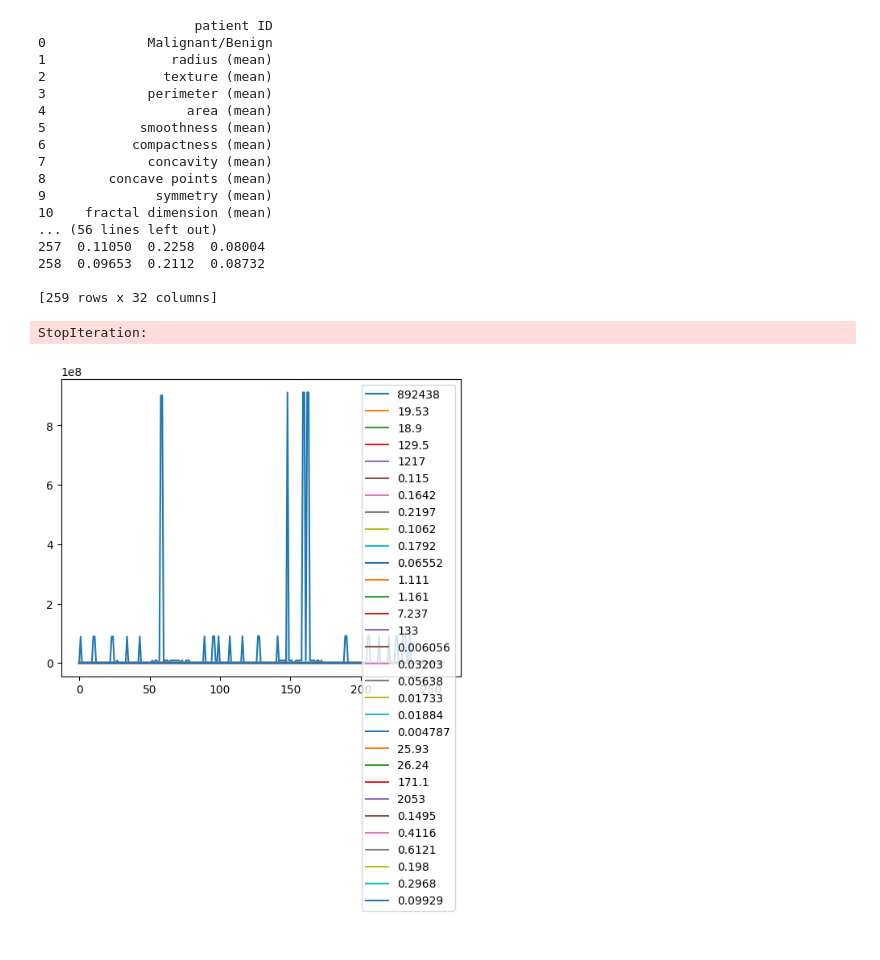
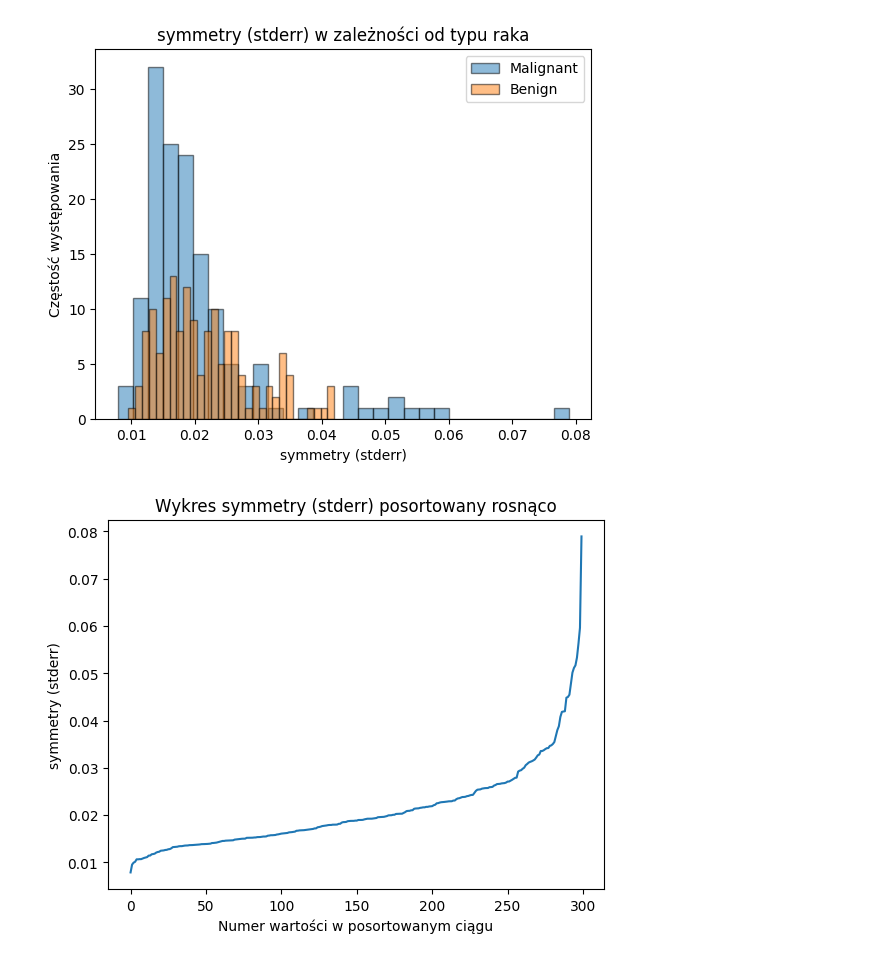
Before and after one commit to FalcO0O/MOWNiT, a Jupyter notebook: Lab_2/main.ipynb, the cells around one changed output. Saved outputs shown, nothing was run; the diff lists cells and outputs as text; code cells hidden in the pictures.

Commit message:
data prep and b) done

```diff
--- a/Lab_2/main.ipynb
+++ b/Lab_2/main.ipynb
@@ -4,24 +0,0 @@ import pandas as pd
-# %%
-breast_train = pd.io.parsers.read_csv("dataset\\breast-cancer-train.dat")
-breast_validate = pd.io.parsers.read_csv("dataset\\breast-cancer-validate.dat")
-breast_labels = pd.io.parsers.read_csv("dataset\\breast-cancer.labels")
-# %% [output]
-                    patient ID
-0             Malignant/Benign
-1                radius (mean)
-2               texture (mean)
-3             perimeter (mean)
-4                  area (mean)
-5            smoothness (mean)
-6           compactness (mean)
-7             concavity (mean)
-8        concave points (mean)
-9              symmetry (mean)
-10    fractal dimension (mean)
-... (56 lines left out)
-257  0.11050  0.2258  0.08004
-258  0.09653  0.2112  0.08732
-
-[259 rows x 32 columns]
-StopIteration:
-[figure, removed]
@@ -27,0 +8,54 @@ StopIteration:
+# %%
+class CancerAnalysis:
+    # zmienne
+    breast_labels : pd.DataFrame
+    breast_train : pd.DataFrame
+    breast_validate : pd.DataFrame
+
+    def read_data(self):
+        self.breast_labels : pd.DataFrame = pd.io.parsers.read_csv("dataset\\breast-cancer.labels", header=None)[0].tolist()
+        self.breast_train : pd.DataFrame = pd.io.parsers.read_csv("dataset\\breast-cancer-train.dat", header=None)
+        self.breast_validate : pd.DataFrame = pd.io.parsers.read_csv("dataset\\breast-cancer-validate.dat", header=None)
+        self.breast_train.columns = self.breast_labels    # adding labels to data
+
+    def _ex_b_hist(self, analyzed_feature : str):
+        # Filtrowanie danych dla obu typów
+        malignant = self.breast_train[self.breast_train["Malignant/Benign"] == "M"][analyzed_feature]
+        benign = self.breast_train[self.breast_train["Malignant/Benign"] == "B"][analyzed_feature]
+        # Rysowanie histogramów
+        plt.hist(malignant, bins=30, alpha=0.5, label="Malignant", edgecolor='black')
+        plt.hist(benign, bins=30, alpha=0.5, label="Benign", edgecolor='black')
+        plt.xlabel(analyzed_feature)
+        plt.ylabel("Częstość występowania")
+        plt.title(f"{analyzed_feature} w zależności od typu raka")
+        plt.legend()
+        plt.show()
+
+    def _ex_b_plot(self, analyzed_feature : str):
+        self.read_data()
+        sorted_feature = self.breast_train[analyzed_feature].sort_values().reset_index(drop=True)   # reset_index przywraca indeksowanie pokolei
+        ax2 = sorted_feature.plot()
+        ax2.set_xlabel("Numer wartości w posortowanym ciągu")
+        ax2.set_ylabel(analyzed_feature)
+        ax2.set_title(f"Wykres {analyzed_feature} posortowany rosnąco")
+        plt.show()
+
+    def ex_b(self, analyzed_feature : str = 'radius (mean)'):
+        '''
+            Można wybrać analizowaną cechę spośród:
+            'radius (mean)', 'texture (mean)', 'perimeter (mean)', 'area (mean)', 'smoothness (mean)', 'compactness (mean)',
+            'concavity (mean)', 'concave points (mean)', 'symmetry (mean)', 'fractal dimension (mean)', 'radius (stderr)',
+            'texture (stderr)', 'perimeter (stderr)', 'area (stderr)', 'smoothness (stderr)', 'compactness (stderr)',
+            'concavity (stderr)', 'concave points (stderr)', 'symmetry (stderr)', 'fractal dimension (stderr)', 'radius (worst)',
+            'texture (worst)', 'perimeter (worst)', 'area (worst)', 'smoothness (worst)', 'compactness (worst)', 'concavity (worst)',
+            'concave points (worst)', 'symmetry (worst)', 'fractal dimension (worst)'
+        '''
+        self.read_data() # zapewnienie że dane są pobrane       TODO jeśli nie będą nigdzie modyfikowane to można zmienić na wczytywanie tylko przy __init__()
+        self._ex_b_hist(analyzed_feature)
+        self._ex_b_plot(analyzed_feature)
+
+Analysis = CancerAnalysis()
+Analysis.ex_b("symmetry (stderr)")
+# %% [output]
+[figure, added]
+[figure, added]
```
Also changed, not shown: parts of 2 cells of this notebook.
